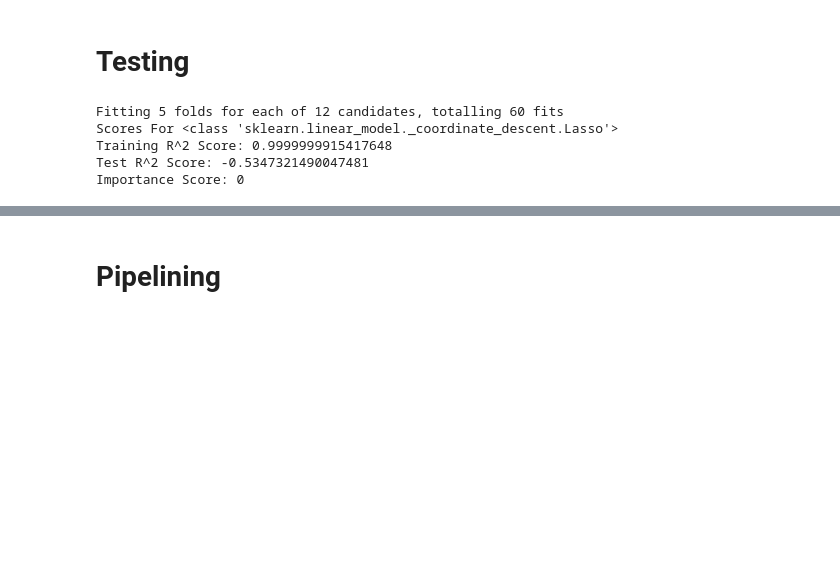
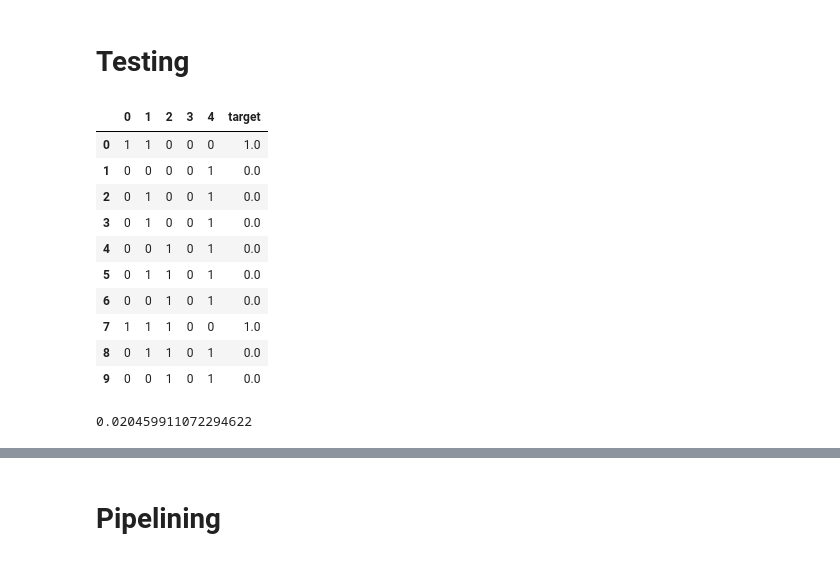
Before and after one commit to KevinH2003/Data-Science-Competition, a Jupyter notebook: Rice_Sandbox.ipynb, the cells around one changed output, grey strips where cells are left out. Saved outputs shown, nothing was run; the diff lists cells and outputs as text; code cells hidden in the pictures; blank space fills up the shorter version.

```diff
--- a/Rice_Sandbox.ipynb
+++ b/Rice_Sandbox.ipynb
@@ -334,7 +388,7 @@ class DataGenerator:
         # Generate default parameters
         self.rng = np.random.default_rng()
         self.cols = range(num_cols)
-        self.important_variables = self.cols[num_important:]
+        self.important_variables = self.cols[:num_important]
         self.interaction_terms = self.cols[-self.num_interaction_terms:]
 
         for col in self.cols:
@@ -343,27 +397,24 @@ class DataGenerator:
 
         # Choose functions according to interaction type
         self.functions = DataGenerator.all_functions
-        match interaction_type:
-            case 'all':
+
+        if interaction_type == 'all':
                 self.functions = DataGenerator.all_functions
-            case 'linear':
+        elif interaction_type =='linear':
                 self.functions = DataGenerator.all_functions[0:1]
-            case _:
-                pass
 
         self.interactions = self.generate_interactions()
 
         # Check if effects is a string, if so change target functions
         self.target_functions = DataGenerator.all_functions
-        match effects:
-            case 'all':
-                self.target_functions = DataGenerator.all_functions
-            case 'linear':
-                self.target_functions = DataGenerator.all_functions[0:1]
-            case 'constant':
-                self.effects = [(lambda x: x) if i in self.important_variables else (lambda x: 0) for i in self.cols]
-            case _:
-                pass
+
+        if effects == 'all':
+            self.target_functions = DataGenerator.all_functions
+        elif effects == 'linear':
+            self.target_functions = DataGenerator.all_functions[0:1]
+        elif effects == 'constant':
+            self.effects = [(lambda x: x) if i in self.important_variables else (lambda x: 0) for i in self.cols]
+
         # If effects wasn't a listlike structure, generate effects according to specifications
         if self.effects is None or type(self.effects) == str:
             self.effects = self.random_interaction(self.important_variables, functions=self.target_functions)
@@ -441,14 +492,14 @@ class DataGenerator:
         important_variables = important_variables if important_variables is not None else self.important_variables
         correlation_range = correlation_range if correlation_range is not None else self.correlation_range
 
-        interactions = {term: {col: (lambda x: 0) for col in cols} for term in interaction_terms}
+        interactions = {}
 
         # Get random columns to interact with
         for term in interaction_terms:
             mimicking = random.choice(important_variables)
             correlation = random.uniform(correlation_range[0], correlation_range[1])
-            interactions[term][mimicking] = lambda x: x if random.uniform(0, 1) < correlation else (x ^ 1)
 
+            interactions[term] = (mimicking, correlation)
 
         return interactions
 
@@ -504,9 +555,12 @@ class DataGenerator:
 
         # Generate interactions
         for col in interactions.keys():
-            interaction_list = interactions[col]
+            mimicking, correlation = interactions[col]
 
-            df[col] = (sum(df[var].apply(interaction_list[var]) for var in df.columns if col != var)> 0)
+            df[col] = df.apply(lambda row: (1 - row[mimicking]) if (random.uniform(0, 1) < abs(correlation) and correlation < 0)
+                    else (row[mimicking] if (random.uniform(0, 1) < abs(correlation) and correlation > 0)
+                        else row[col]),
+            axis=1)
             df[col] = df[col].astype(int)
 
         # Generate noise uniformly
@@ -644,4 +710,35 @@ def model_importance_score(model, true_importances, importance_attr, score=spear
     return importance_score(pred_importances, true_importances=true_importances, score=score)
+# %%
+dgp = DataGenerator(num_cols=5, num_rows=10, num_important=1, num_interaction_terms=1, effects='constant', correlation_range=[0,0])
+data1 = dgp.generate_data()
+data1
+# %% [output]
+|  | 0 | 1 | 2 | 3 | 4 | target |
+| 0 | 1 | 1 | 0 | 0 | 0 | 1.0 |
+| 1 | 0 | 0 | 0 | 0 | 1 | 0.0 |
+| 2 | 0 | 1 | 0 | 0 | 1 | 0.0 |
+| 3 | 0 | 1 | 0 | 0 | 1 | 0.0 |
+| 4 | 0 | 0 | 1 | 0 | 1 | 0.0 |
+| 5 | 0 | 1 | 1 | 0 | 1 | 0.0 |
+| 6 | 0 | 0 | 1 | 0 | 1 | 0.0 |
+| 7 | 1 | 1 | 1 | 0 | 0 | 1.0 |
+| 8 | 0 | 1 | 1 | 0 | 1 | 0.0 |
+| 9 | 0 | 0 | 1 | 0 | 1 | 0.0 |
+# %%
+from sklearn.linear_model import Lasso
+
+X = data1.drop(["target"], axis=1)
+y = data1["target"]
+
+X_train, X_test, y_train, y_test = train_test_split(X, y, test_size=0.2, random_state=42)
+
+lasso = Lasso(alpha=1)
+lasso.fit(X_train, y_train)
+
+model_importance_score(lasso, [1 if i < 10 else 0 for i in range(100)], "coef_")
+#spearmanr([1 if i < 10 else 0 for i in range(100)], [1 if i < 10 else 0 for i in range(100)])
+# %% [output]
+0.020459911072294622
 # %%
 from sklearn.model_selection import train_test_split, RandomizedSearchCV, GridSearchCV
 from sklearn.metrics import accuracy_score, r2_score
@@ -679,7 +776,7 @@ def cross_validation_scores(cv, X, y, test_size=0.2, importance_attr='feature_im
 
     return scores
 # %%
-'''
+
 from sklearn.model_selection import GridSearchCV, RandomizedSearchCV
 from xgboost import XGBRegressor
 from sklearn.linear_model import Lasso
@@ -697,13 +794,6 @@ lasso = Lasso()
 
 rscv = GridSearchCV(lasso, param_grid_lasso, scoring='r2', verbose=1)
 scores = cross_validation_scores(rscv, X, y, importance_attr='coef_', true_importances=[1 if i < 10 else 0 for i in range(1000)], verbose=True)
-'''
-# %% [output]
-Fitting 5 folds for each of 12 candidates, totalling 60 fits
-Scores For <class 'sklearn.linear_model._coordinate_descent.Lasso'>
-Training R^2 Score: 0.9999999915417648
-Test R^2 Score: -0.5347321490047481
-Importance Score: 0
 # %%
 pram_grid_DGP = {
     'num_cols': [],
```
Also changed, not shown: parts of 13 cells of this notebook.
